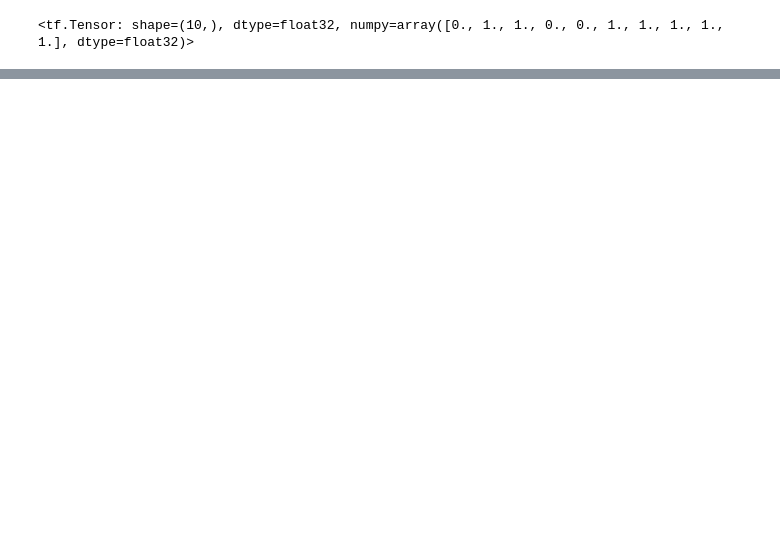
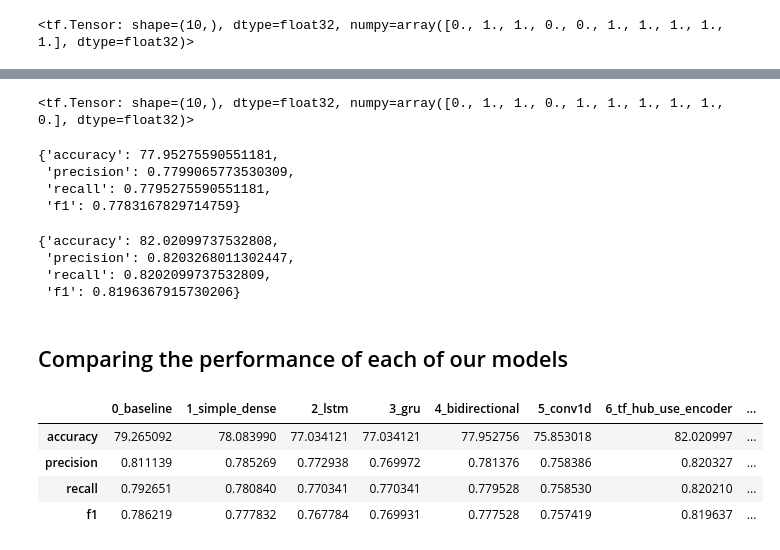
Before and after one commit to redrum88/tensorflow, a Jupyter notebook: 08_introduction_to_nlp_in_tensorflow_video.ipynb, the cells around one changed output, grey strips where cells are left out. Saved outputs shown, nothing was run; the diff lists cells and outputs as text; code cells hidden in the pictures; blank space fills up the shorter version.

```diff
--- a/08_introduction_to_nlp_in_tensorflow_video.ipynb
+++ b/08_introduction_to_nlp_in_tensorflow_video.ipynb
@@ -1043,0 +1182,15 @@ model_5_results
+# %%
+# Build a model 7
+model_7 = tf.keras.models.clone_model(model_6)
+
+# Compile model
+model_7.compile(loss=tf.keras.losses.binary_crossentropy,
+                optimizer=tf.keras.optimizers.Adam(),
+                metrics=["accuracy"])
+
+# Fit the model
+model_7_history = model_7.fit(train_sentences_10_percent,
+                              train_labels_10_percent,
+                              epochs=5,
+                              validation_data=(val_sentences, val_labels),
+                              callbacks=[create_tensorboard_callback(SAVE_DIR, "model_7_USE_10_percent_data")])
@@ -1043,0 +1209,4 @@ model_5_results
+# %%
+# Make predictions
+model_7_pred_probs = model_7.predict(val_sentences)
+model_7_pred_probs[:10]
@@ -1043,0 +1225,41 @@ model_5_results
+# %%
+# Convert prediction probabilities to prediction labels
+model_7_preds = tf.squeeze(tf.round(model_7_pred_probs))
+model_7_preds[:10]
+# %% [output]
+<tf.Tensor: shape=(10,), dtype=float32, numpy=array([0., 1., 1., 0., 1., 1., 1., 1., 1., 0.], dtype=float32)>
+# %%
+# Check results of model 7
+model_7_results = calculate_results(val_labels, model_7_preds)
+model_7_results
+# %% [output]
+{'accuracy': 77.95275590551181,
+ 'precision': 0.7799065773530309,
+ 'recall': 0.7795275590551181,
+ 'f1': 0.7783167829714759}
+# %%
+model_6_results
+# %% [output]
+{'accuracy': 82.02099737532808,
+ 'precision': 0.8203268011302447,
+ 'recall': 0.8202099737532809,
+ 'f1': 0.8196367915730206}
+# %% [markdown]
+## Comparing the performance of each of our models
+# %%
+# Combine model results into a DataFrame
+all_model_results = pd.DataFrame({"0_baseline": baseline_results,
+                                  "1_simple_dense": model_1_results,
+                                  "2_lstm": model_2_results,
+                                  "3_gru": model_3_results,
+                                  "4_bidirectional": model_4_results,
+                                  "5_conv1d": model_5_results,
+                                  "6_tf_hub_use_encoder": model_6_results,
+                                  "7_tf_hub_use_endoder_10_percent": model_7_results})
+all_model_results
+# %% [output]
+|  | 0_baseline | 1_simple_dense | 2_lstm | 3_gru | 4_bidirectional | 5_conv1d | 6_tf_hub_use_encoder | ... |
+| accuracy | 79.265092 | 78.083990 | 77.034121 | 77.034121 | 77.952756 | 75.853018 | 82.020997 | ... |
+| precision | 0.811139 | 0.785269 | 0.772938 | 0.769972 | 0.781376 | 0.758386 | 0.820327 | ... |
+| recall | 0.792651 | 0.780840 | 0.770341 | 0.770341 | 0.779528 | 0.758530 | 0.820210 | ... |
+| f1 | 0.786219 | 0.777832 | 0.767784 | 0.769931 | 0.777528 | 0.757419 | 0.819637 | ... |
```
Also changed, not shown: parts of 67 cells of this notebook.
